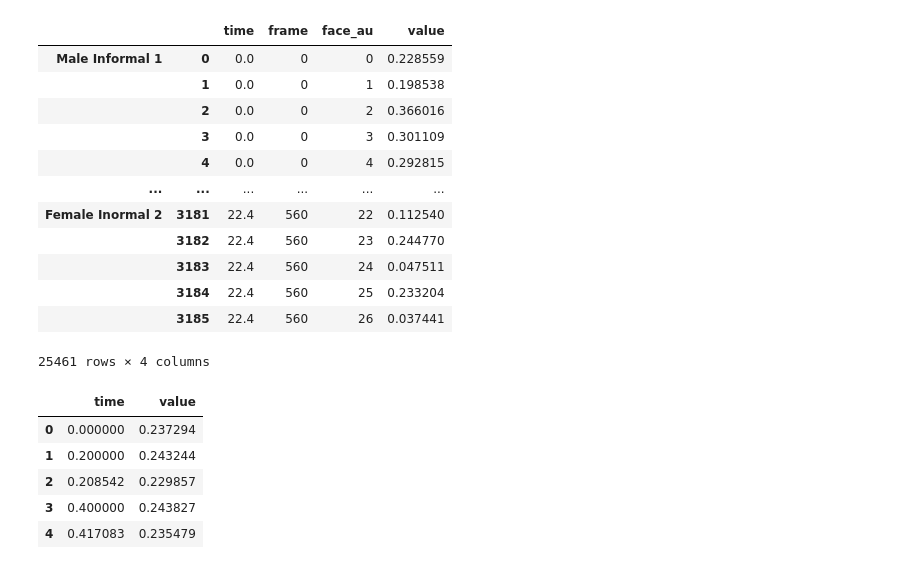
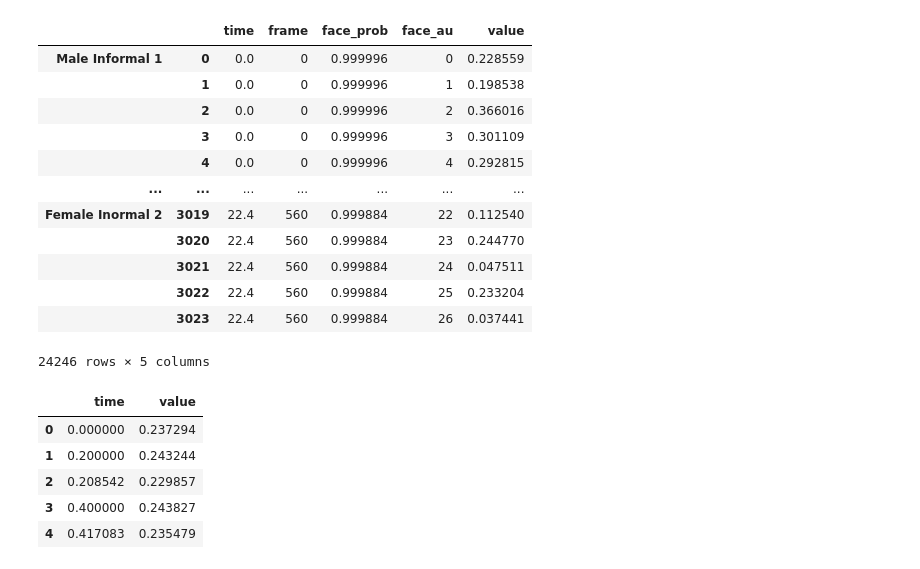
Before and after one commit to tomhtlnd/TEDx-Emotion-Capture, a Jupyter notebook: analysis.ipynb, the cells around one changed output. Cells and saved outputs as stored; diff of their text form; code cells hidden in the pictures.

```diff
--- a/analysis.ipynb
+++ b/analysis.ipynb
@@ -33,15 +33,17 @@ n_au = 27 # Nr of action units
 au_ref = [1, 2, 4, 5, 6, 7, 9, 10, 11, 12, 13, 14, 15, 16, 17, 18, 19, 20, 22,
           23, 24, 25, 26, 27, 32, 38, 39]
 
-def extract_au(df):
+def extract_au(df, threshold=0.9):
+
     features = df.select(
         [
             'time',
             'frame',
+            'face_prob',
             pl.lit([list(range(n_au))]).alias("face_au"),
             pl.col("face_aus").alias("value").list.take(list(range(n_au)))
         ]
-    ).filter(pl.col("value").is_not_null()).explode(["face_au", "value"])
+    ).filter((pl.col("value").is_not_null()) & (pl.col("face_prob") > threshold)).explode(["face_au", "value"])
 
     return features.to_pandas()
 
@@ -52,46 +54,46 @@ female_formal_2_au = extract_au(female_formal_2)
 female_informal_1_au = extract_au(female_informal_1)
 female_informal_2_au = extract_au(female_informal_2)
 
 female_formal_au = pd.concat([female_formal_1_au, female_formal_2_au], keys=['Female Formal 1', ' Female Formal 2'])
 female_informal_au = pd.concat([female_informal_1_au, female_informal_2_au], keys=['Female Inormal 1', ' Female Inormal 2'])
 
 female = pd.concat([female_formal_au, female_informal_au])
 
 # male
 male_formal_1_au = extract_au(male_formal_1)
 male_formal_2_au = extract_au(male_formal_2)
 
 male_informal_1_au = extract_au(male_informal_1)
 male_informal_2_au = extract_au(male_informal_2)
 
 male_formal_au = pd.concat([male_formal_1_au, male_formal_2_au], keys=['Male Formal 1', ' Male Formal 2'])
 male_informal_au = pd.concat([male_informal_1_au, male_informal_2_au], keys=['Male Informal 1', ' Male Informal 2'])
 
 male = pd.concat([male_formal_au, male_informal_au])
 
 display()
 
 # formal
 formal = pd.concat([male_formal_au, female_formal_au])
 
 # informal
 informal = pd.concat([male_informal_au, female_informal_au])
 
 informal
 # %% [output]
-|  |  | time | frame | face_au | value |
-| Male Informal 1 | 0 | 0.0 | 0 | 0 | 0.228559 |
-|  | 1 | 0.0 | 0 | 1 | 0.198538 |
-|  | 2 | 0.0 | 0 | 2 | 0.366016 |
-|  | 3 | 0.0 | 0 | 3 | 0.301109 |
-|  | 4 | 0.0 | 0 | 4 | 0.292815 |
-| ... | ... | ... | ... | ... | ... |
-| Female Inormal 2 | 3181 | 22.4 | 560 | 22 | 0.112540 |
-|  | 3182 | 22.4 | 560 | 23 | 0.244770 |
-|  | 3183 | 22.4 | 560 | 24 | 0.047511 |
-|  | 3184 | 22.4 | 560 | 25 | 0.233204 |
-|  | 3185 | 22.4 | 560 | 26 | 0.037441 |
+|  |  | time | frame | face_prob | face_au | value |
+| Male Informal 1 | 0 | 0.0 | 0 | 0.999996 | 0 | 0.228559 |
+|  | 1 | 0.0 | 0 | 0.999996 | 1 | 0.198538 |
+|  | 2 | 0.0 | 0 | 0.999996 | 2 | 0.366016 |
+|  | 3 | 0.0 | 0 | 0.999996 | 3 | 0.301109 |
+|  | 4 | 0.0 | 0 | 0.999996 | 4 | 0.292815 |
+| ... | ... | ... | ... | ... | ... | ... |
+| Female Inormal 2 | 3019 | 22.4 | 560 | 0.999884 | 22 | 0.112540 |
+|  | 3020 | 22.4 | 560 | 0.999884 | 23 | 0.244770 |
+|  | 3021 | 22.4 | 560 | 0.999884 | 24 | 0.047511 |
+|  | 3022 | 22.4 | 560 | 0.999884 | 25 | 0.233204 |
+|  | 3023 | 22.4 | 560 | 0.999884 | 26 | 0.037441 |
-25461 rows × 4 columns
+24246 rows × 5 columns
 # %%
 # Comparing the formal and informal speech in terms of the mean activation of the action units
 
```
Also changed, not shown: 1 other file.
